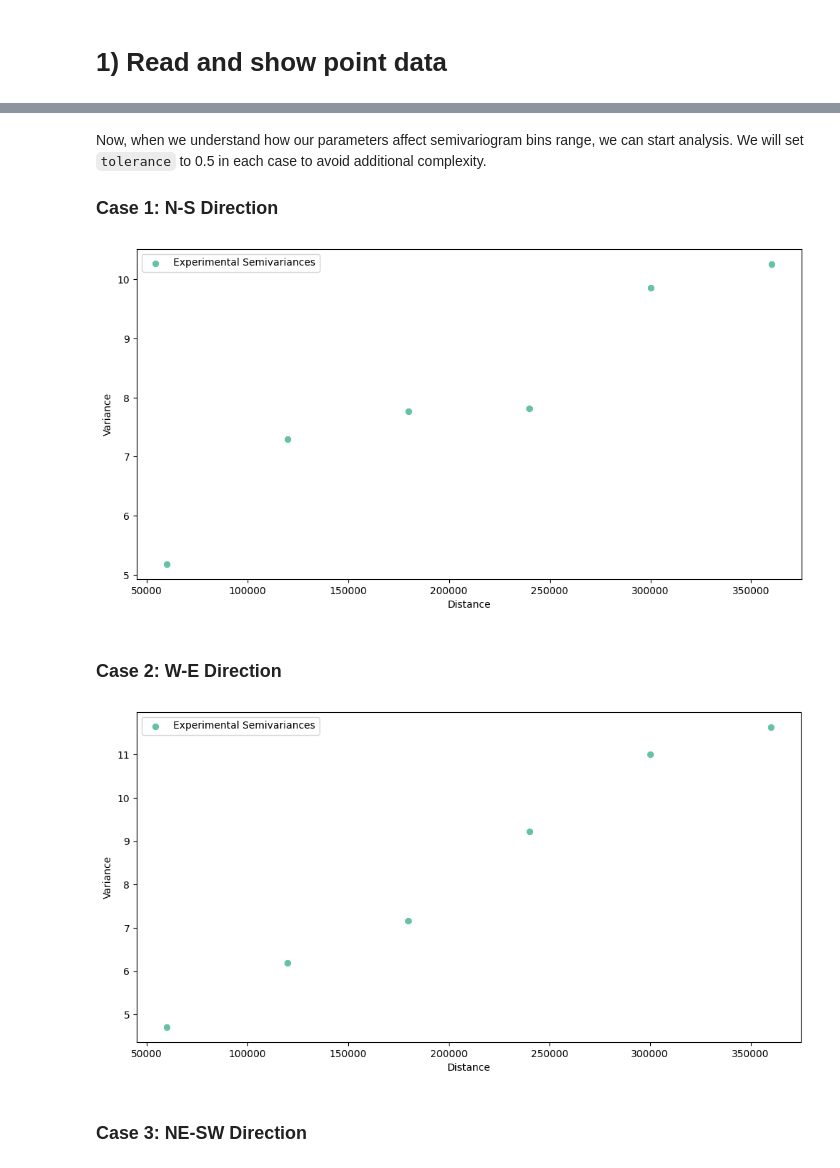
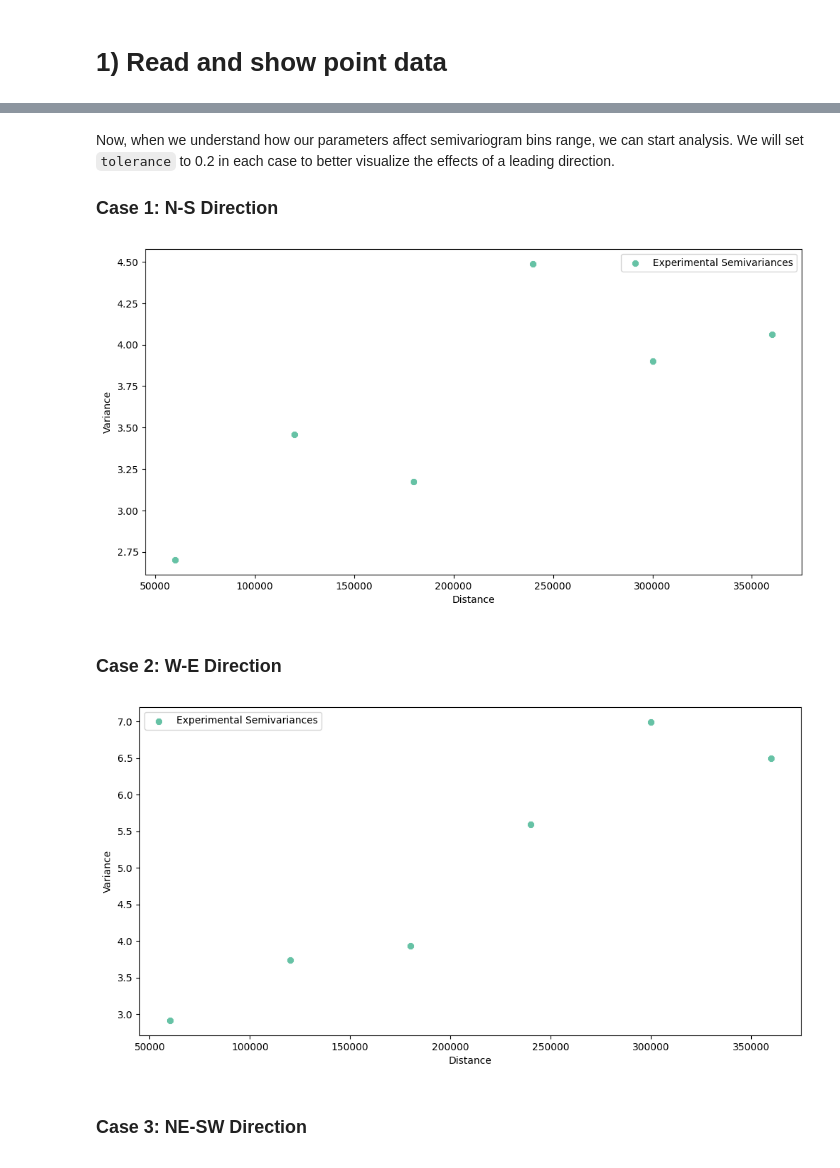
Before and after one commit to DataverseLabs/pyinterpolate, a Jupyter notebook: tutorials/Directional Semivariograms (Basic).ipynb, the cells around one changed output, grey strips where cells are left out. Saved outputs shown, nothing was run; the diff lists cells and outputs as text; code cells hidden in the pictures.

```diff
--- a/tutorials/Directional Semivariograms (Basic).ipynb
+++ b/tutorials/Directional Semivariograms (Basic).ipynb
@@ -52,0 +60,3 @@ ds.head()
+# %%
+ds = pd.read_csv('samples/directional_variogram_PM25_20220922.csv', index_col='station_id')
+ds.head()
@@ -156,10 +172,11 @@ The best idea is to visualize it on a cartesian plane:
 # %% [markdown]
-Now, when we understand how our parameters affect semivariogram bins range, we can start analysis. We will set `tolerance` to 0.5 in each case to avoid additional complexity.
+Now, when we understand how our parameters affect semivariogram bins range, we can start analysis. We will set `tolerance` to 0.2 in each case to better visualize the effects of a leading direction.
 
 ### Case 1: N-S Direction
 # %%
 BIN_RADIUS = 60000  # meters
 MAX_RANGE = 400000  # meters
+TOLERANCE = 0.2
 # %%
 inp_arr = np.array(list(zip(gds['geometry'].x,
                             gds['geometry'].y,
@@ -167,15 +184,15 @@ inp_arr = np.array(list(zip(gds['geometry'].x,
 # %%
 ns_variogram = build_experimental_variogram(
     input_array=inp_arr,
     step_size=BIN_RADIUS,
     max_range=MAX_RANGE,
     direction=0,
-    tolerance=0.5
+    tolerance=TOLERANCE
 )
 
 ns_variogram.plot(plot_semivariance=True)
 # %% [output]
-[figure, old version]
+[figure, new version]
 # %% [markdown]
 ### Case 2: W-E Direction
 # %%
@@ -184,12 +201,12 @@ we_variogram = build_experimental_variogram(
     step_size=BIN_RADIUS,
     max_range=MAX_RANGE,
     direction=90,
-    tolerance=0.5
+    tolerance=TOLERANCE
 )
 
 we_variogram.plot(plot_semivariance=True)
 # %% [output]
-[figure, old version]
+[figure, new version]
 # %% [markdown]
 ### Case 3: NE-SW Direction
 # %%
```
Also changed, not shown: parts of 20 cells of this notebook, 1 other file.
